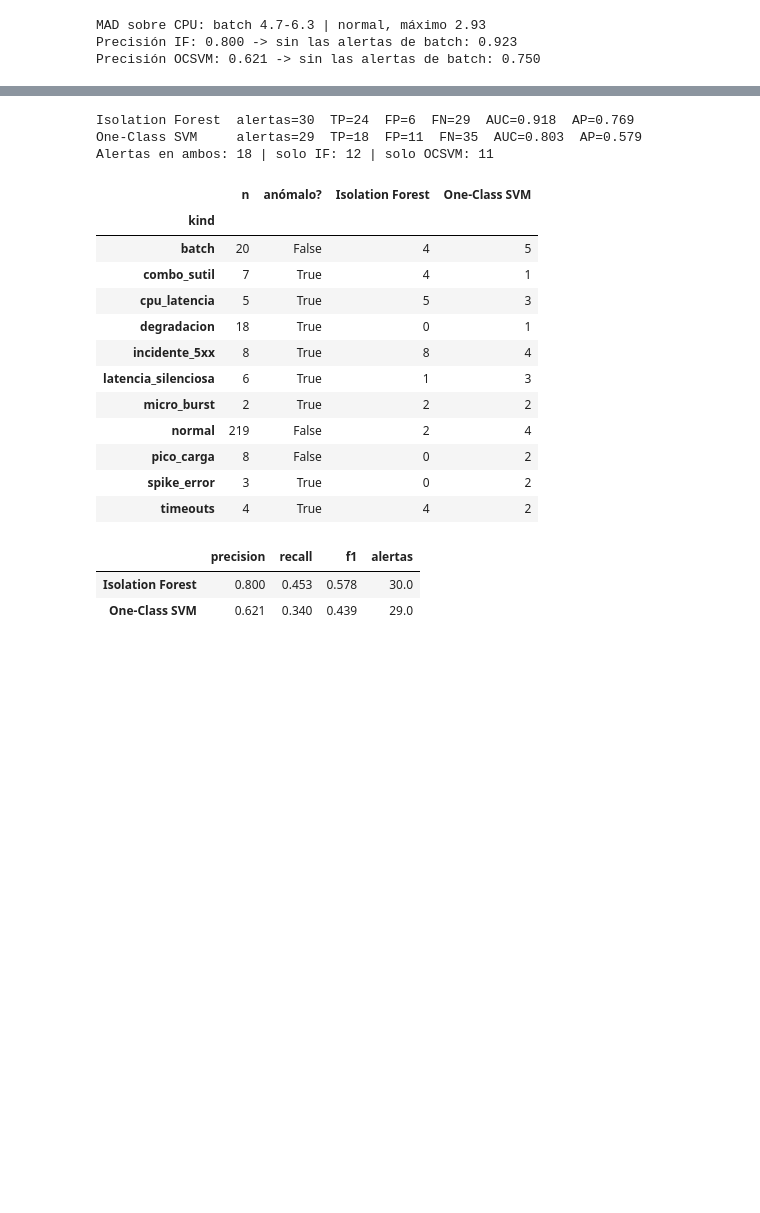
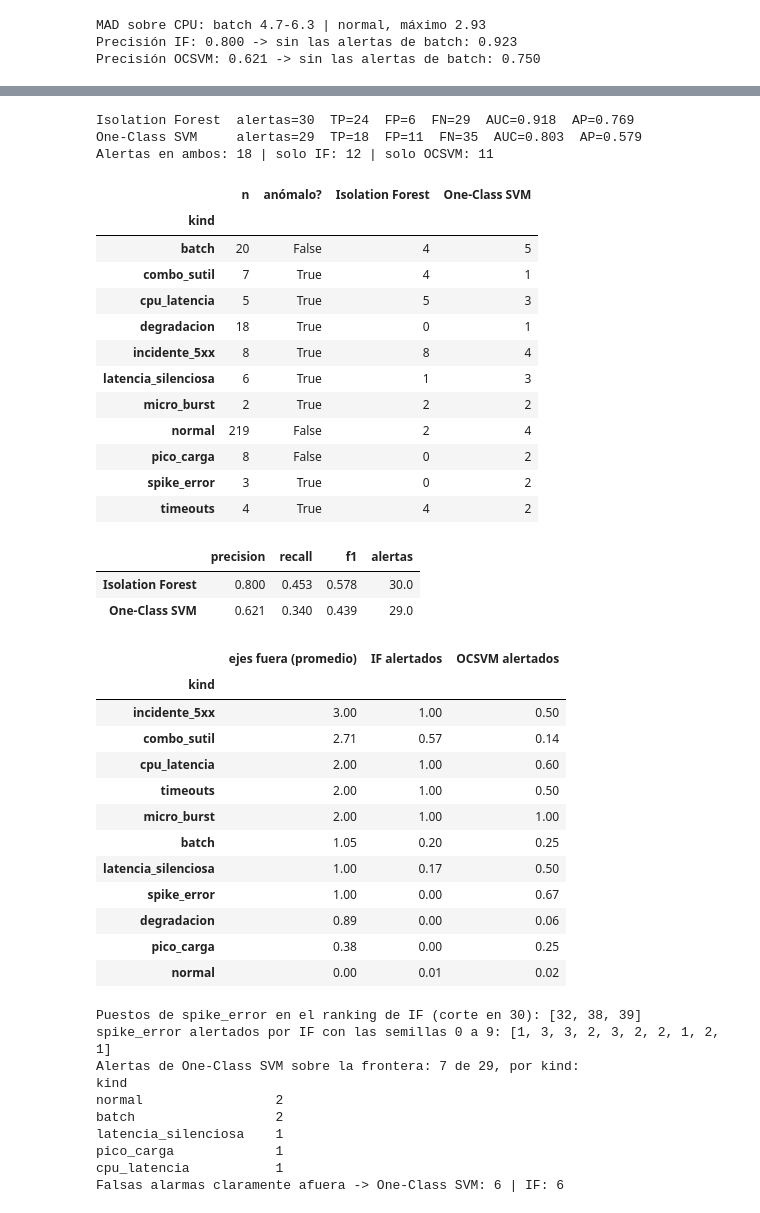
Before and after one commit to agustinpuente04/AIOps-284127-283558-260566, a Jupyter notebook: Deteccion de anomalias/deteccion_anomalias.ipynb, the cells around one changed output, grey strips where cells are left out. Cells and saved outputs as stored; diff of their text form; code cells hidden in the pictures; blank space fills up the shorter version.

```diff
--- a/Deteccion de anomalias/deteccion_anomalias.ipynb
+++ b/Deteccion de anomalias/deteccion_anomalias.ipynb
@@ -828,33 +918,79 @@ from sklearn.metrics import roc_auc_score, average_precision_score
 y = data.is_anomaly
 for nombre, f, s in [("Isolation Forest", "flag_if", "score_if"), ("One-Class SVM", "flag_ocsvm", "score_ocsvm")]:
     fl = data[f]
     print(f"{nombre:17s} alertas={fl.sum()}  TP={(fl & y).sum()}  FP={(fl & ~y).sum()}  FN={(~fl & y).sum()}  "
           f"AUC={roc_auc_score(y, data[s]):.3f}  AP={average_precision_score(y, data[s]):.3f}")
 ambos = data.flag_if & data.flag_ocsvm
 print("Alertas en ambos:", int(ambos.sum()), "| solo IF:", int((data.flag_if & ~data.flag_ocsvm).sum()),
       "| solo OCSVM:", int((data.flag_ocsvm & ~data.flag_if).sum()))
 display(counts[["n", "anómalo?", "Isolation Forest", "One-Class SVM"]])
 display(metrics_all.loc[["Isolation Forest", "One-Class SVM"]].round(3))
+
+# En cuántos ejes cae cada kind fuera del rango de los minutos normales, contra la fracción alertada
+fuera = (data[FEATURES] < normales.min()) | (data[FEATURES] > normales.max())
+resumen = pd.DataFrame({
+    "ejes fuera (promedio)": fuera.sum(axis=1).groupby(data.kind).mean(),
+    "IF alertados": data.groupby("kind").flag_if.mean(),
+    "OCSVM alertados": data.groupby("kind").flag_ocsvm.mean(),
+}).round(2)
+display(resumen.sort_values("ejes fuera (promedio)", ascending=False))
+print("Puestos de spike_error en el ranking de IF (corte en 30):", sorted(data.loc[data.kind == "spike_error", "rank_if"].tolist()))
+# El mismo bosque con otras semillas, para ver cuánto depende de la 42 lo que pasa cerca del corte
+alertados = []
+for semilla in range(10):
+    otro = IsolationForest(n_estimators=300, max_samples=min(256, len(data)), contamination=0.10, random_state=semilla).fit(X_all)
+    alertados.append(int(((otro.predict(X_all) == -1) & (data.kind == "spike_error")).sum()))
+print("spike_error alertados por IF con las semillas 0 a 9:", alertados)
+
+# Alertas de One-Class SVM sobre la frontera (|f(x)| <= tolerancia del solver)
+borde = data.flag_ocsvm & data.en_frontera_ocsvm
+print(f"Alertas de One-Class SVM sobre la frontera: {int(borde.sum())} de {int(data.flag_ocsvm.sum())}, por kind:")
+print(data[borde].kind.value_counts().to_string())
+print("Falsas alarmas claramente afuera -> One-Class SVM:", int((data.flag_ocsvm & ~data.en_frontera_ocsvm & ~y).sum()),
+      "| IF:", int((data.flag_if & ~y).sum()))
 # %% [output]
 Isolation Forest  alertas=30  TP=24  FP=6  FN=29  AUC=0.918  AP=0.769
 One-Class SVM     alertas=29  TP=18  FP=11  FN=35  AUC=0.803  AP=0.579
 Alertas en ambos: 18 | solo IF: 12 | solo OCSVM: 11
 |  | n | anómalo? | Isolation Forest | One-Class SVM |
 | kind |  |  |  |  |
 | batch | 20 | False | 4 | 5 |
 | combo_sutil | 7 | True | 4 | 1 |
 | cpu_latencia | 5 | True | 5 | 3 |
 | degradacion | 18 | True | 0 | 1 |
 | incidente_5xx | 8 | True | 8 | 4 |
 | latencia_silenciosa | 6 | True | 1 | 3 |
 | micro_burst | 2 | True | 2 | 2 |
 | normal | 219 | False | 2 | 4 |
 | pico_carga | 8 | False | 0 | 2 |
 | spike_error | 3 | True | 0 | 2 |
 | timeouts | 4 | True | 4 | 2 |
 |  | precision | recall | f1 | alertas |
 | Isolation Forest | 0.800 | 0.453 | 0.578 | 30.0 |
 | One-Class SVM | 0.621 | 0.340 | 0.439 | 29.0 |
+|  | ejes fuera (promedio) | IF alertados | OCSVM alertados |
+| kind |  |  |  |
+| incidente_5xx | 3.00 | 1.00 | 0.50 |
+| combo_sutil | 2.71 | 0.57 | 0.14 |
+| cpu_latencia | 2.00 | 1.00 | 0.60 |
+| timeouts | 2.00 | 1.00 | 0.50 |
+| micro_burst | 2.00 | 1.00 | 1.00 |
+| batch | 1.05 | 0.20 | 0.25 |
+| latencia_silenciosa | 1.00 | 0.17 | 0.50 |
+| spike_error | 1.00 | 0.00 | 0.67 |
+| degradacion | 0.89 | 0.00 | 0.06 |
+| pico_carga | 0.38 | 0.00 | 0.25 |
+| normal | 0.00 | 0.01 | 0.02 |
+Puestos de spike_error en el ranking de IF (corte en 30): [32, 38, 39]
+spike_error alertados por IF con las semillas 0 a 9: [1, 3, 3, 2, 3, 2, 2, 1, 2, 1]
+Alertas de One-Class SVM sobre la frontera: 7 de 29, por kind:
+kind
+normal                 2
+batch                  2
+latencia_silenciosa    1
+pico_carga             1
+cpu_latencia           1
+Falsas alarmas claramente afuera -> One-Class SVM: 6 | IF: 6
 # %% [markdown]
 ### Respuesta 7
 
```
Also changed, not shown: parts of 15 cells of this notebook.
